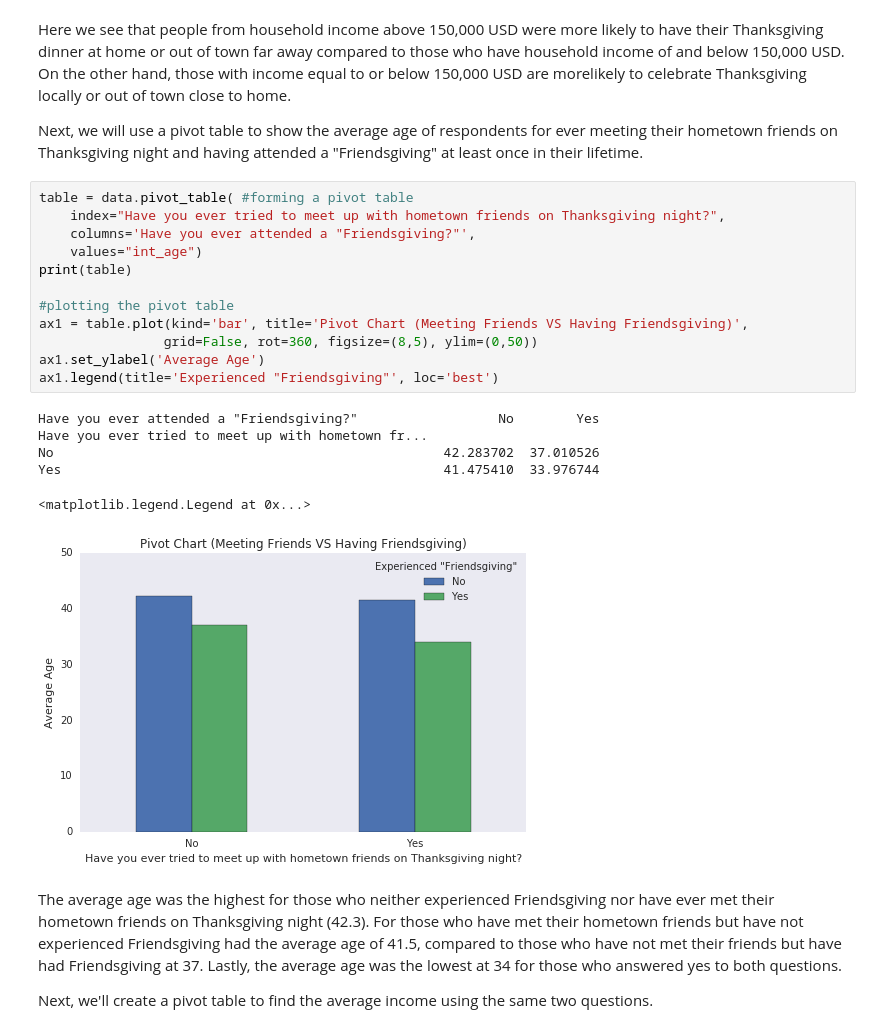
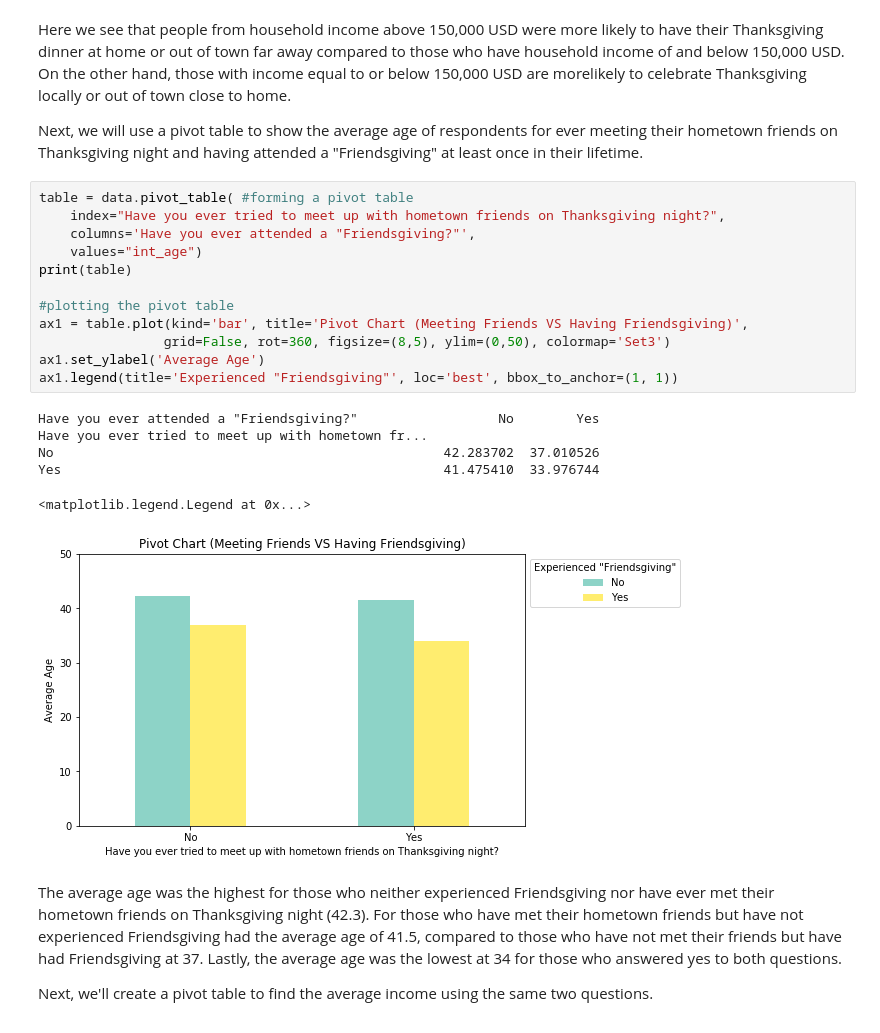
Before and after one commit to EngineBae/thanksgivinganalysis, a Jupyter notebook: Thanksgiving Dinner Analysis.ipynb, the cells around one changed output. Cells and saved outputs as stored; diff of their text form.

```diff
--- a/Thanksgiving Dinner Analysis.ipynb
+++ b/Thanksgiving Dinner Analysis.ipynb
@@ -243,22 +257,22 @@ Next, we will use a pivot table to show the average age of respondents for ever
 # %%
 table = data.pivot_table( #forming a pivot table
     index="Have you ever tried to meet up with hometown friends on Thanksgiving night?",
     columns='Have you ever attended a "Friendsgiving?"',
     values="int_age")
 print(table)
 
 #plotting the pivot table
 ax1 = table.plot(kind='bar', title='Pivot Chart (Meeting Friends VS Having Friendsgiving)',
-                grid=False, rot=360, figsize=(8,5), ylim=(0,50))
+                grid=False, rot=360, figsize=(8,5), ylim=(0,50), colormap='Set3')
 ax1.set_ylabel('Average Age')
-ax1.legend(title='Experienced "Friendsgiving"', loc='best')
+ax1.legend(title='Experienced "Friendsgiving"', loc='best', bbox_to_anchor=(1, 1))
 # %% [output]
 Have you ever attended a "Friendsgiving?"                  No        Yes
 Have you ever tried to meet up with hometown fr...
 No                                                  42.283702  37.010526
 Yes                                                 41.475410  33.976744
 <matplotlib.legend.Legend at 0x...>
-[figure, old version]
+[figure, new version]
 # %% [markdown]
 The average age was the highest for those who neither experienced Friendsgiving nor have ever met their hometown friends on Thanksgiving night (42.3). For those who have met their hometown friends but have not experienced Friendsgiving had the average age of 41.5, compared to those who have not met their friends but have had Friendsgiving at 37. Lastly, the average age was the lowest at 34 for those who answered yes to both questions.
 
```
Also changed, not shown: parts of 9 cells of this notebook.
